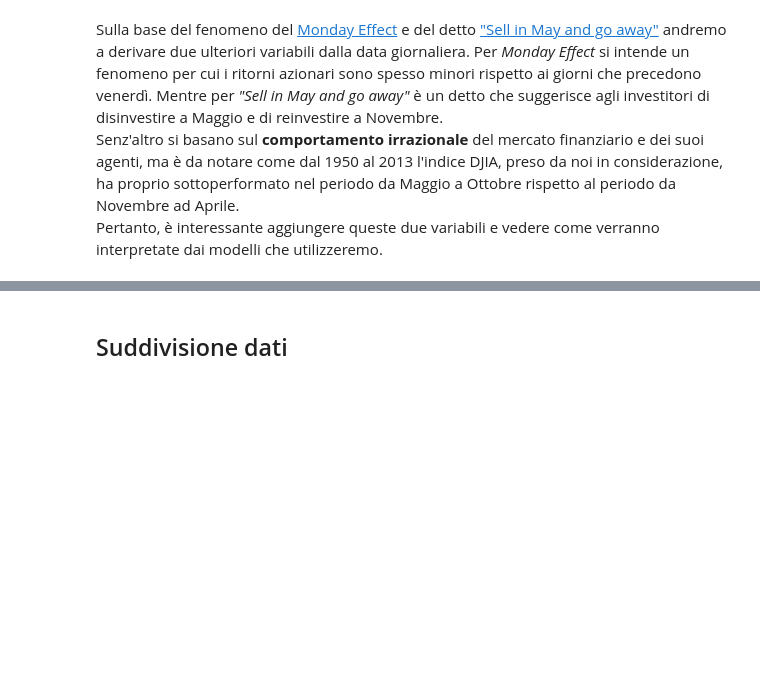
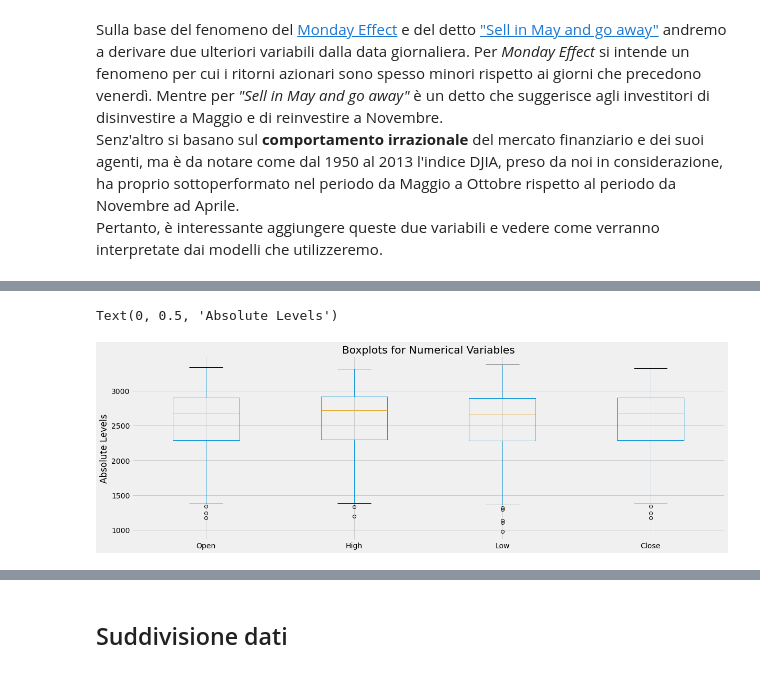
Before and after one commit to alessioarcara/forecasting-DJIA-prices, a Jupyter notebook: Progetto A.A 2020-2021.ipynb, the cells around one changed output, grey strips where cells are left out. Drawn from its saved outputs; the diff is of its cells as text; code cells hidden in the pictures; blank space fills up the shorter version.

```diff
--- a/Progetto A.A 2020-2021.ipynb
+++ b/Progetto A.A 2020-2021.ipynb
@@ -588,0 +542,7 @@ df_stocks.describe()
+# %%
+df_stocks.iloc[:,:4].plot.box(figsize=(18, 6))
+plt.title("Boxplots for Numerical Variables")
+plt.ylabel("Absolute Levels")
+# %% [output]
+Text(0, 0.5, 'Absolute Levels')
+[figure, added]
```
Also changed, not shown: parts of 42 cells of this notebook.
